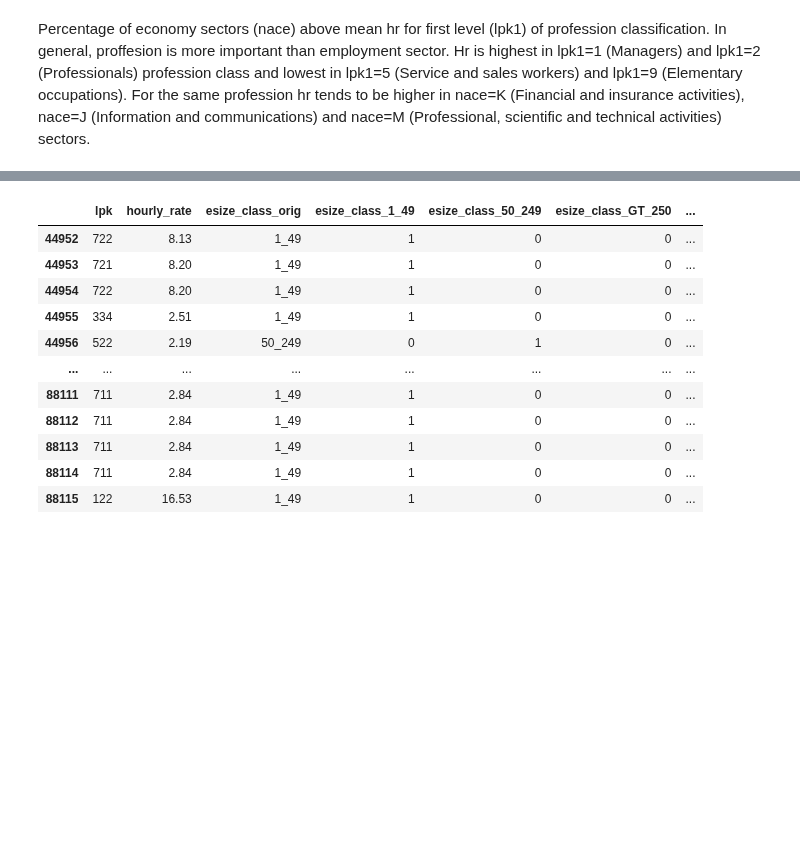
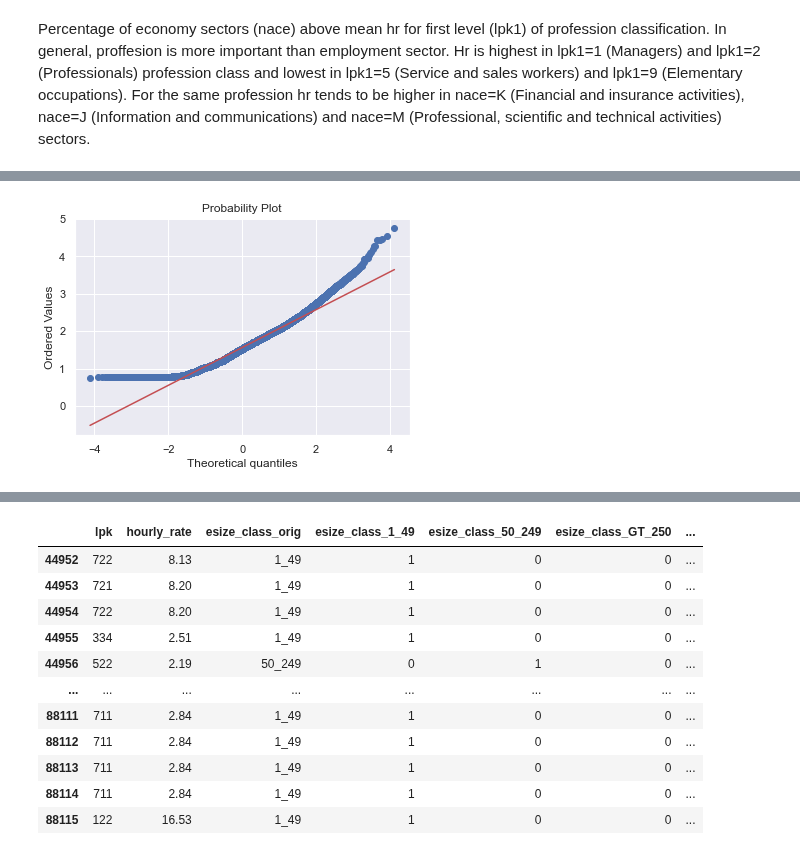
Before and after one commit to EdvinasStonevicius/LT-national-salary-analysis, a Jupyter notebook: python/02a-Preprocessing_all_OneHot.ipynb, the cells around one changed output, grey strips where cells are left out. Saved outputs shown, nothing was run; the diff lists cells and outputs as text; code cells hidden in the pictures; blank space fills up the shorter version.

```diff
--- a/python/02a-Preprocessing_all_OneHot.ipynb
+++ b/python/02a-Preprocessing_all_OneHot.ipynb
@@ -391,0 +387,6 @@ data2018ft = pd.get_dummies(data2018ft,prefix='nace',columns=['nace'] )
+# %%
+from scipy import stats
+stats.probplot(np.log(data2018ft['hourly_rate']), dist="norm", plot=plt)
+plt.show()
+# %% [output]
+[figure, added]
```
Also changed, not shown: parts of 6 cells of this notebook, 1 other file.
